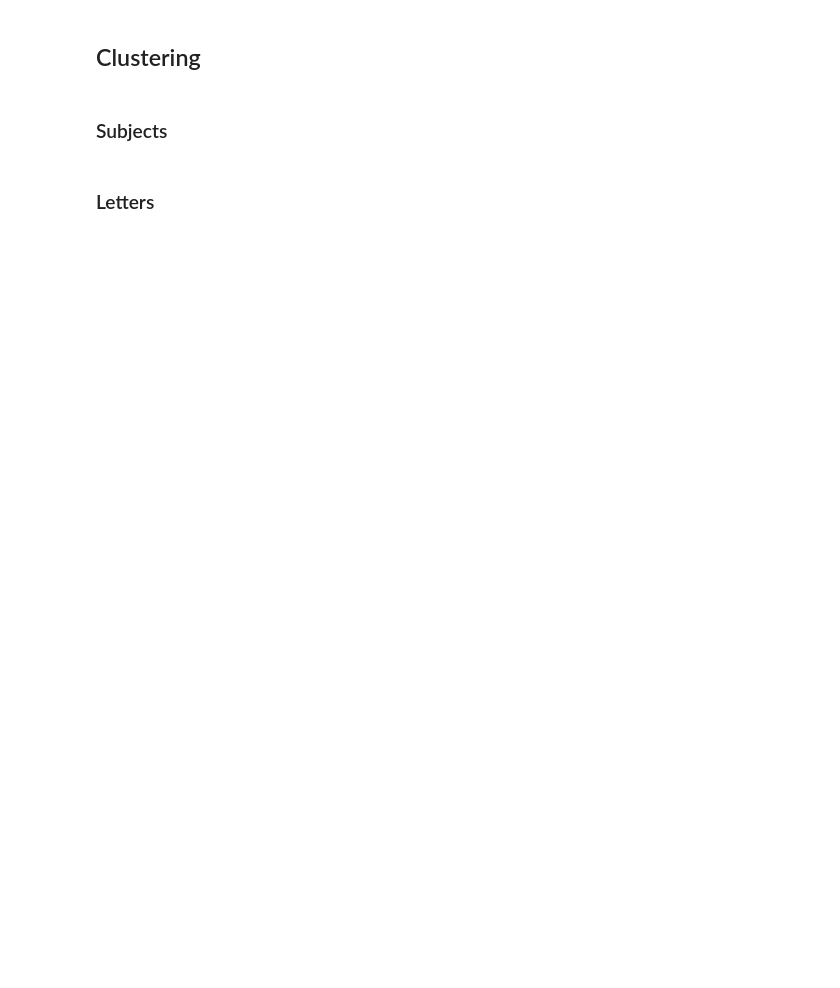
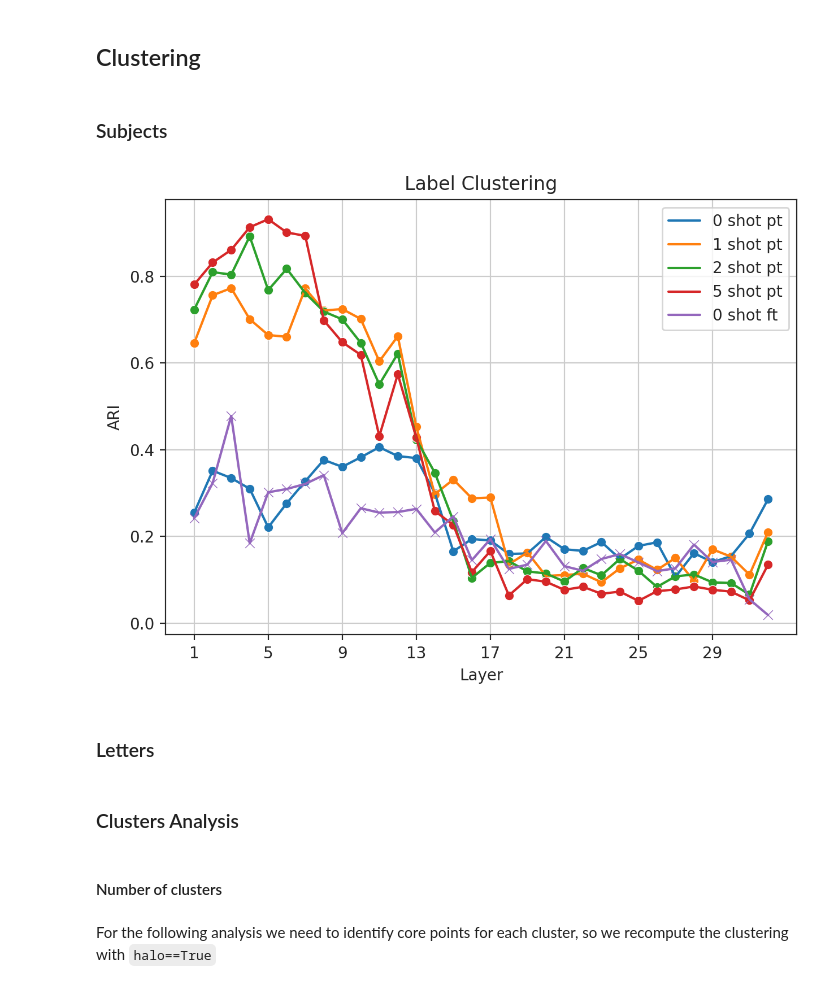
Before and after one commit to diegodoimo/geometry_icl_finetuning, a Jupyter notebook: notebook/plot.ipynb, the cells around one changed output. Drawn from its saved outputs; the diff is of its cells as text; code cells hidden in the pictures; blank space fills up the shorter version.

```diff
--- a/notebook/plot.ipynb
+++ b/notebook/plot.ipynb
@@ -73,12 +93,30 @@ plotter(data, "Intrinsic Dimension")
 ## Clustering
 # %% [markdown]
 ### Subjects
-# %%
-shot = [0,1,2,5]
-data = []
-for i in shot:
-    clustering = LabelClustering(path=f'.../{shot}shot.csv')
-    data.append(clustering.main(label="subject"))
-plotter(data, "Label Clustering")
+# %%
+_PATH = Path("/orfeo/cephfs/scratch/area/ddoimo/open/geometric_lens"\
+        "/repo/results/evaluated_test/random_order/llama-3-8b")
+
+shot = [0,1,2,4]
+data_subjects = []
+for i in shot:
+    clustering = LabelClustering(path= _PATH / f'{i}shot')
+    data_subjects.append(clustering.main(label="subjects",
+                                z=1.6,
+                                instance_per_sub=-1))
+
+
+_PATH_ft = Path("/orfeo/cephfs/scratch/area/ddoimo/open/geometric_lens"
+                "/repo/results/finetuned_dev_val_balanced_20samples/evaluated_test"
+                "/llama-3-8b/4epochs/epoch_4/")
+
+clustering = LabelClustering(path= _PATH_ft)
+data_subjects.append(clustering.main(label="subjects",
+                            z=1.6,
+                            instance_per_sub=-1))
+ari = [np.array(i['adjusted_rand_score']) for i in data_subjects]
+plotter(ari, "Label Clustering", "ARI")
+# %% [output]
+[figure, added]
 # %% [markdown]
 ### Letters
@@ -91,0 +146,6 @@ plotter(data, "Label Clustering")
+# %% [markdown]
+### Clusters Analysis
+# %% [markdown]
+#### Number of clusters
+# %% [markdown]
+For the following analysis we need to identify core points for each cluster, so we recompute the clustering with `halo==True`
```
Also changed, not shown: parts of 11 cells of this notebook, 20 other files.
